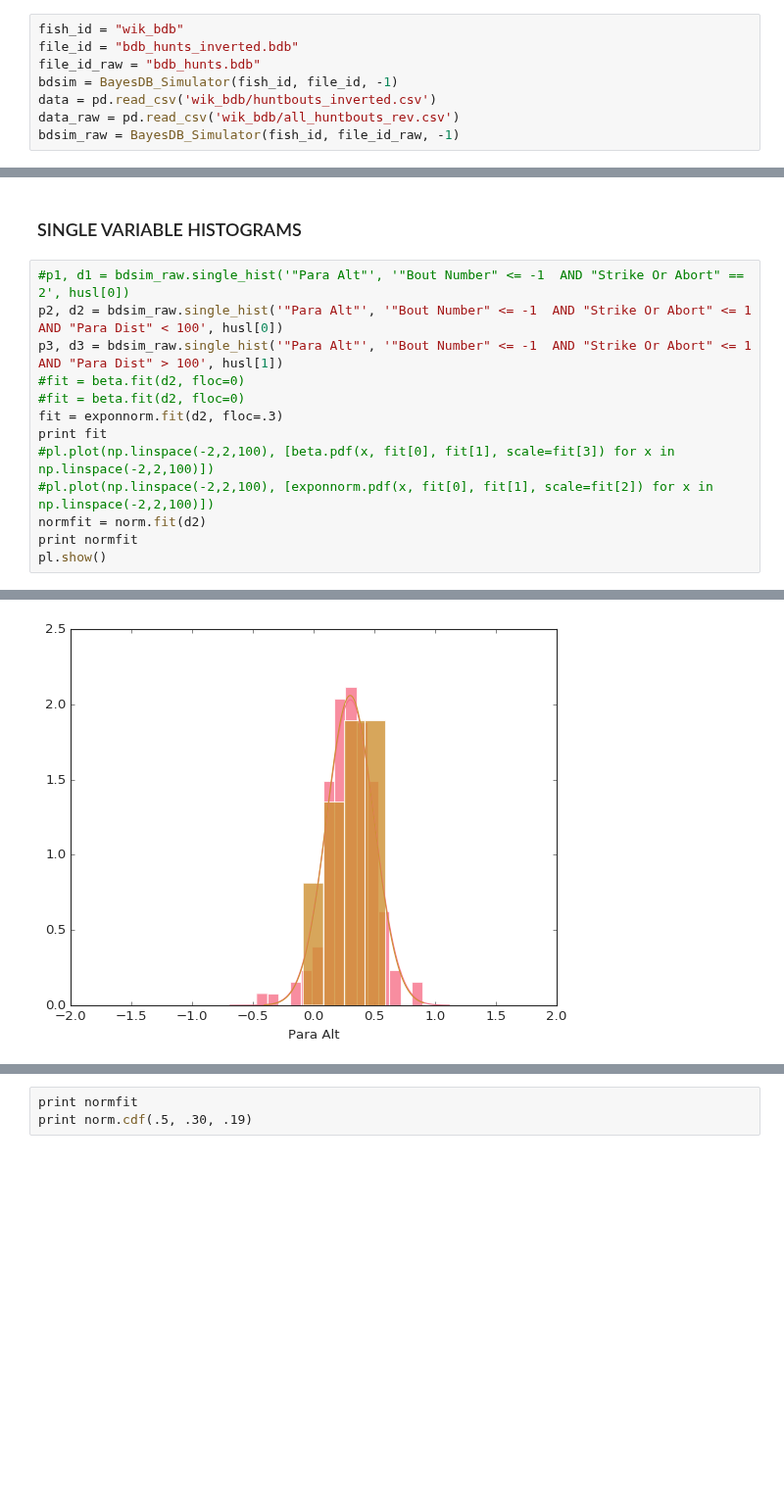
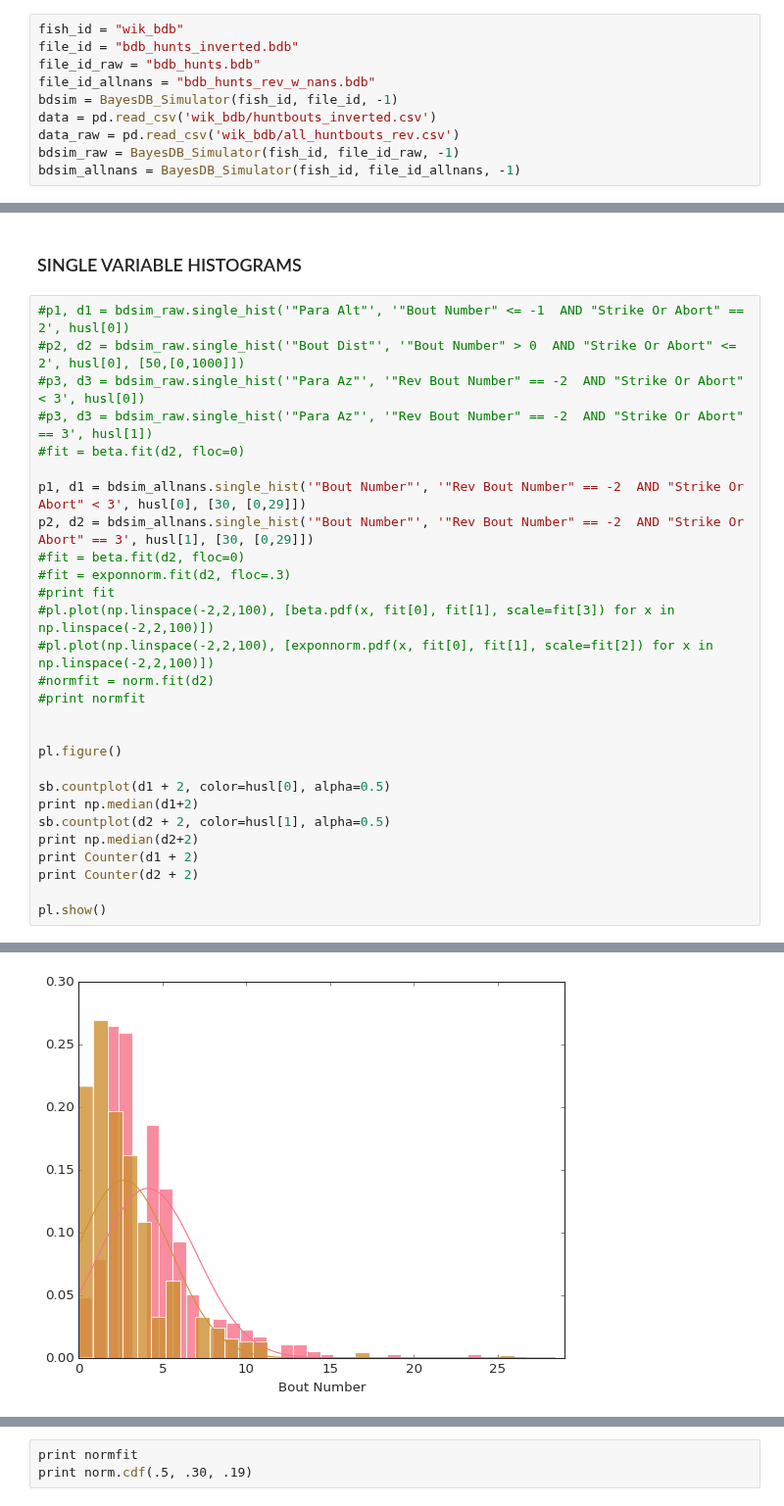
Before and after one commit to elifesciences-publications/PreycapMaster, a Jupyter notebook: BDB_Plot.ipynb, the cells around one changed output, grey strips where cells are left out. Shown at 98% size. Saved outputs shown, nothing was run; the diff lists cells and outputs as text; blank space fills up the shorter version.

```diff
--- a/BDB_Plot.ipynb
+++ b/BDB_Plot.ipynb
@@ -25,10 +26,12 @@ sb.set_style({"xtick.direction": "in","ytick.direction": "in", 'ytick.right':Fal
 fish_id = "wik_bdb"
 file_id = "bdb_hunts_inverted.bdb"
 file_id_raw = "bdb_hunts.bdb"
+file_id_allnans = "bdb_hunts_rev_w_nans.bdb"
 bdsim = BayesDB_Simulator(fish_id, file_id, -1)
 data = pd.read_csv('wik_bdb/huntbouts_inverted.csv')
 data_raw = pd.read_csv('wik_bdb/all_huntbouts_rev.csv')
 bdsim_raw = BayesDB_Simulator(fish_id, file_id_raw, -1)
+bdsim_allnans = BayesDB_Simulator(fish_id, file_id_allnans, -1)
 # %% [markdown]
 ### USE FOR AZ QUERIES
 # %%
@@ -185,15 +248,30 @@ Unexplained Variance  0.0154794162778
 ### SINGLE VARIABLE HISTOGRAMS
 # %%
 #p1, d1 = bdsim_raw.single_hist('"Para Alt"', '"Bout Number" <= -1  AND "Strike Or Abort" == 2', husl[0])
-p2, d2 = bdsim_raw.single_hist('"Para Alt"', '"Bout Number" <= -1  AND "Strike Or Abort" <= 1 AND "Para Dist" < 100', husl[0])
-p3, d3 = bdsim_raw.single_hist('"Para Alt"', '"Bout Number" <= -1  AND "Strike Or Abort" <= 1 AND "Para Dist" > 100', husl[1])
+#p2, d2 = bdsim_raw.single_hist('"Bout Dist"', '"Bout Number" > 0  AND "Strike Or Abort" <= 2', husl[0], [50,[0,1000]])
+#p3, d3 = bdsim_raw.single_hist('"Para Az"', '"Rev Bout Number" == -2  AND "Strike Or Abort" < 3', husl[0])
+#p3, d3 = bdsim_raw.single_hist('"Para Az"', '"Rev Bout Number" == -2  AND "Strike Or Abort" == 3', husl[1])
 #fit = beta.fit(d2, floc=0)
+
+p1, d1 = bdsim_allnans.single_hist('"Bout Number"', '"Rev Bout Number" == -2  AND "Strike Or Abort" < 3', husl[0], [30, [0,29]])
+p2, d2 = bdsim_allnans.single_hist('"Bout Number"', '"Rev Bout Number" == -2  AND "Strike Or Abort" == 3', husl[1], [30, [0,29]])
 #fit = beta.fit(d2, floc=0)
-fit = exponnorm.fit(d2, floc=.3)
-print fit
+#fit = exponnorm.fit(d2, floc=.3)
+#print fit
 #pl.plot(np.linspace(-2,2,100), [beta.pdf(x, fit[0], fit[1], scale=fit[3]) for x in np.linspace(-2,2,100)])
 #pl.plot(np.linspace(-2,2,100), [exponnorm.pdf(x, fit[0], fit[1], scale=fit[2]) for x in np.linspace(-2,2,100)])
-normfit = norm.fit(d2)
-print normfit
+#normfit = norm.fit(d2)
+#print normfit
+
+
+pl.figure()
+
+sb.countplot(d1 + 2, color=husl[0], alpha=0.5)
+print np.median(d1+2)
+sb.countplot(d2 + 2, color=husl[1], alpha=0.5)
+print np.median(d2+2)
+print Counter(d1 + 2)
+print Counter(d2 + 2)
+
 pl.show()
 # %% [output]
@@ -210 +290 @@ SELECT "Para Alt" FROM bout_table WHERE "Bout Number" <= -1  AND "Strike Or Abor
-[figure, old version]
+[figure, new version]
```
Also changed, not shown: parts of 12 cells of this notebook, 6 other files.
